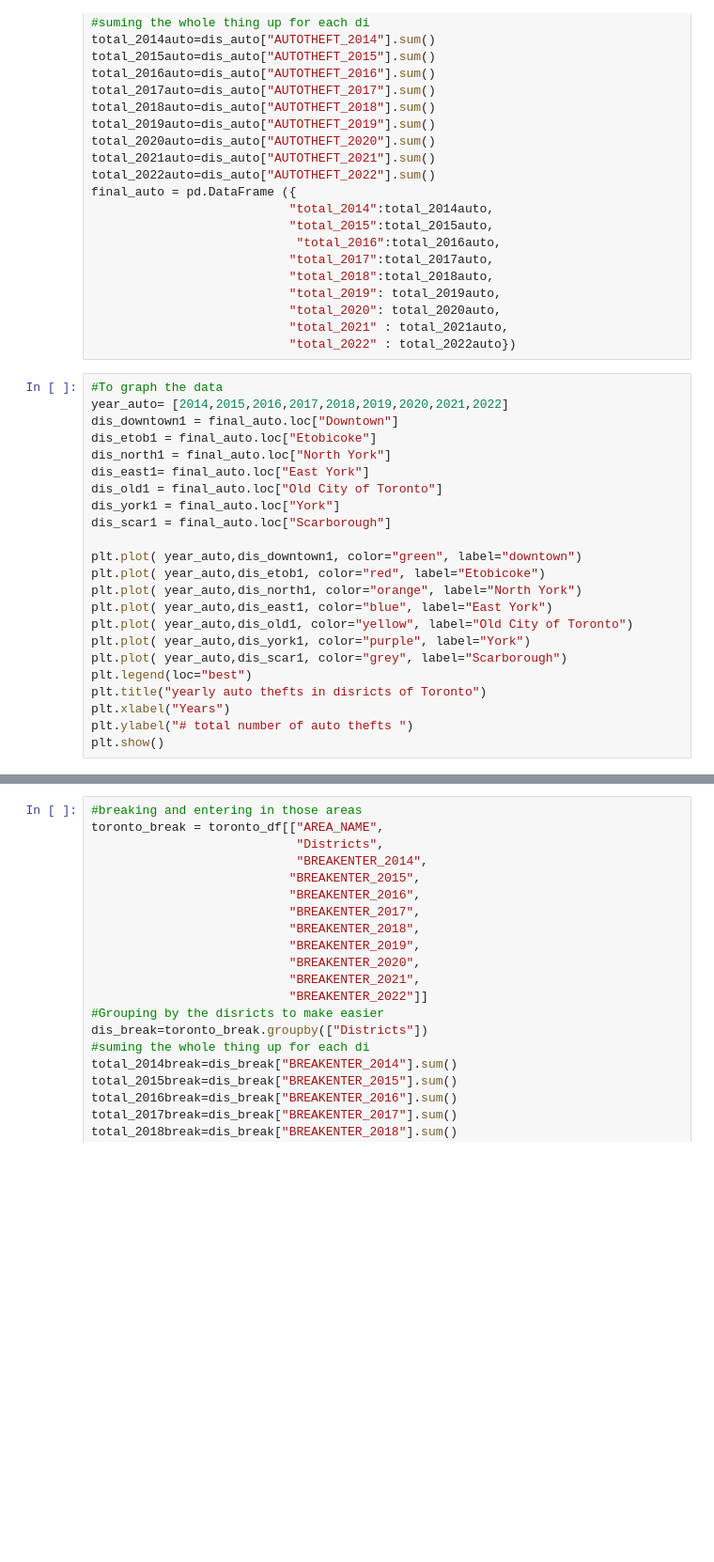
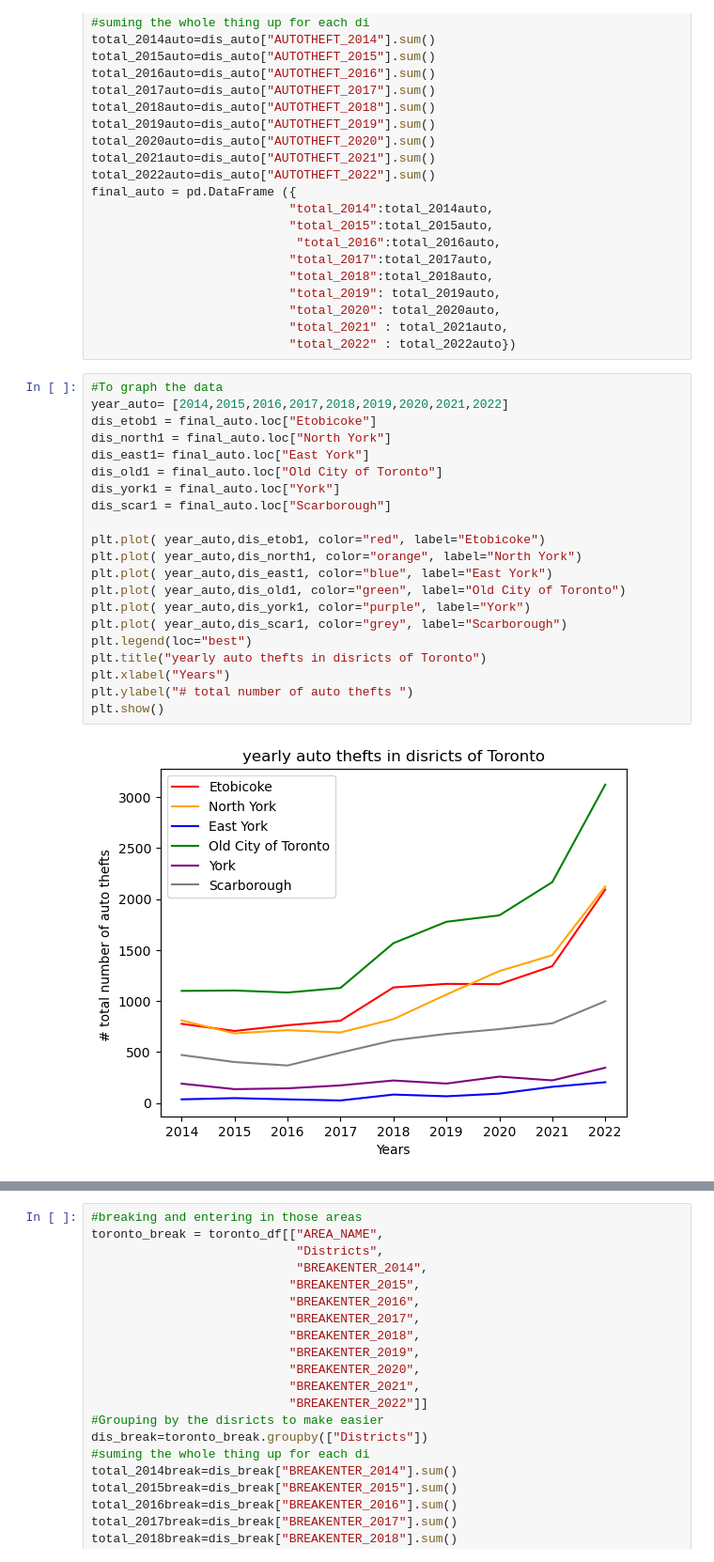
Before and after one commit to C-Moore00/project-1-group-3, a Jupyter notebook: Toronto_crime_with_cvs.ipynb, the cells around one changed output, grey strips where cells are left out. Shown at 94% size. Drawn from its saved outputs; the diff is of its cells as text; blank space fills up the shorter version.

```diff
--- a/Toronto_crime_with_cvs.ipynb
+++ b/Toronto_crime_with_cvs.ipynb
@@ -125,25 +143,25 @@ final_auto = pd.DataFrame ({
 # %%
 #To graph the data
 year_auto= [2014,2015,2016,2017,2018,2019,2020,2021,2022]
-dis_downtown1 = final_auto.loc["Downtown"]
 dis_etob1 = final_auto.loc["Etobicoke"]
 dis_north1 = final_auto.loc["North York"]
 dis_east1= final_auto.loc["East York"]
 dis_old1 = final_auto.loc["Old City of Toronto"]
 dis_york1 = final_auto.loc["York"]
 dis_scar1 = final_auto.loc["Scarborough"]
 
-plt.plot( year_auto,dis_downtown1, color="green", label="downtown")
 plt.plot( year_auto,dis_etob1, color="red", label="Etobicoke")
 plt.plot( year_auto,dis_north1, color="orange", label="North York")
 plt.plot( year_auto,dis_east1, color="blue", label="East York")
-plt.plot( year_auto,dis_old1, color="yellow", label="Old City of Toronto")
+plt.plot( year_auto,dis_old1, color="green", label="Old City of Toronto")
 plt.plot( year_auto,dis_york1, color="purple", label="York")
 plt.plot( year_auto,dis_scar1, color="grey", label="Scarborough")
 plt.legend(loc="best")
 plt.title("yearly auto thefts in disricts of Toronto")
 plt.xlabel("Years")
 plt.ylabel("# total number of auto thefts ")
 plt.show()
+# %% [output]
+[figure, added]
 # %%
 final_auto.describe()
```
Also changed, not shown: parts of 16 cells of this notebook.
